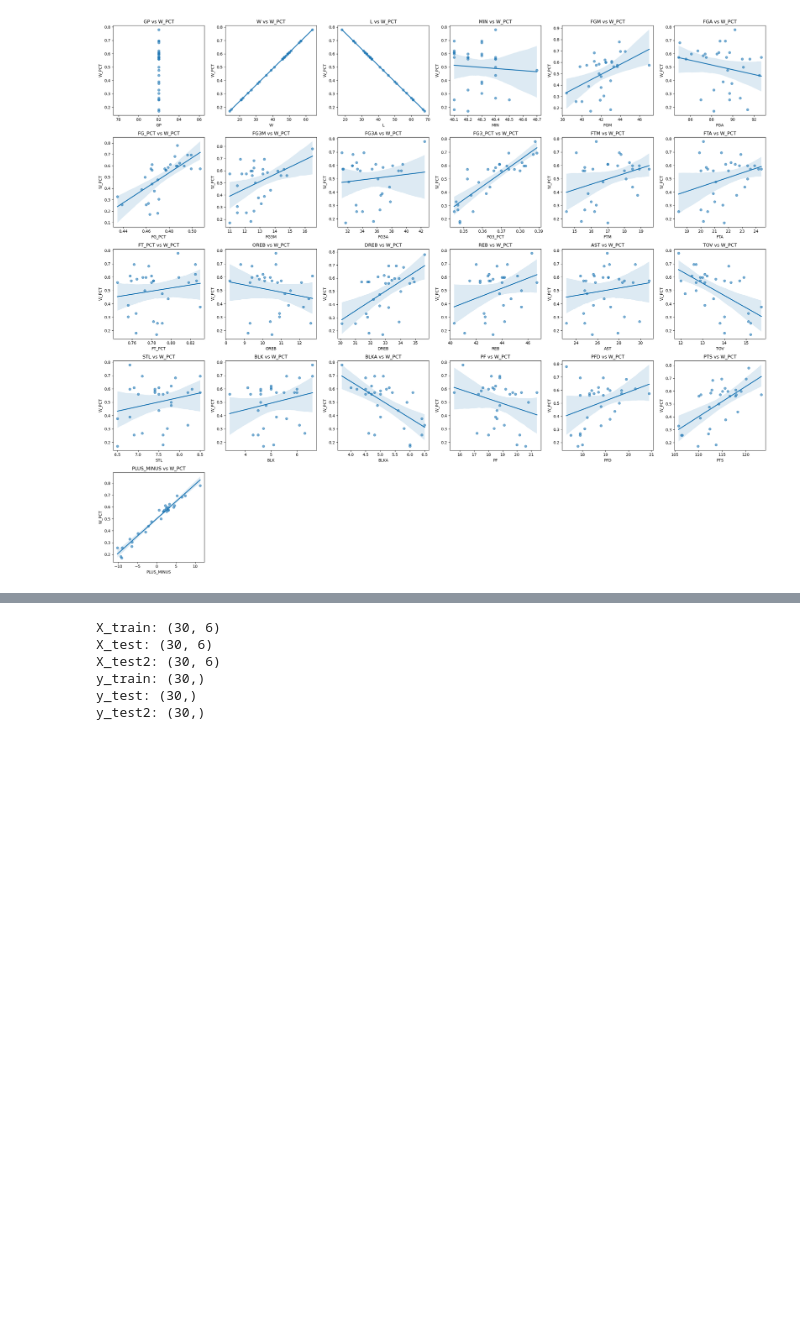
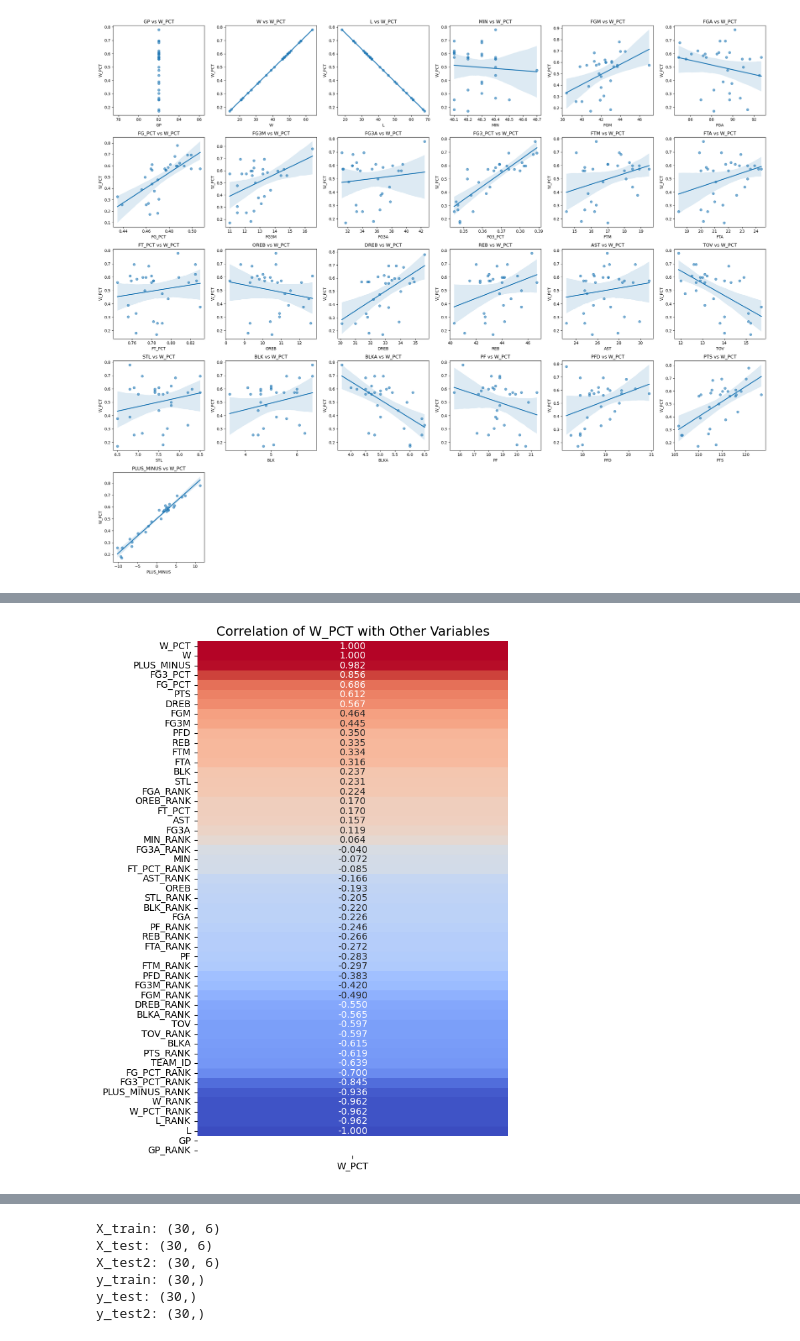
Before and after one commit to tauimonen/ML-NBA-dataset-linear-regression, a Jupyter notebook: nba.ipynb, the cells around one changed output, grey strips where cells are left out. Cells and saved outputs as stored; diff of their text form; code cells hidden in the pictures; blank space fills up the shorter version.

```diff
--- a/nba.ipynb
+++ b/nba.ipynb
@@ -364,3 +288,18 @@ plt.show()
+# %%
+# Voittoprosentin korrelaatio muiden muuttujien kanssa
+target_corr = corr["W_PCT"].sort_values(ascending=False)
+plt.figure(figsize=(6, 10))
+sns.heatmap(
+    target_corr.to_frame(),
+    annot=True,
+    cmap="coolwarm",
+    fmt=".3f",
+    cbar=False
+)
+plt.title("Correlation of W_PCT with Other Variables", fontsize=14)
+plt.show()
+# %% [output]
+[figure, added]
 # %% [markdown]
 # NBA-joukkueiden tilastojen korrelaatio voittoprosentin (W_PCT) kanssa
 
```
Also changed, not shown: parts of 15 cells of this notebook.
